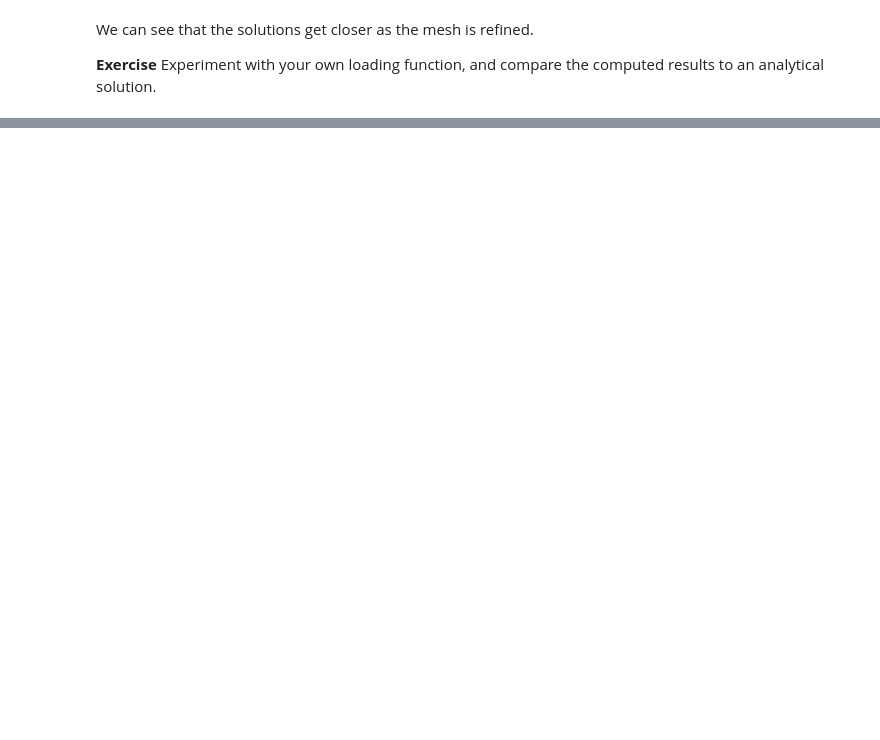
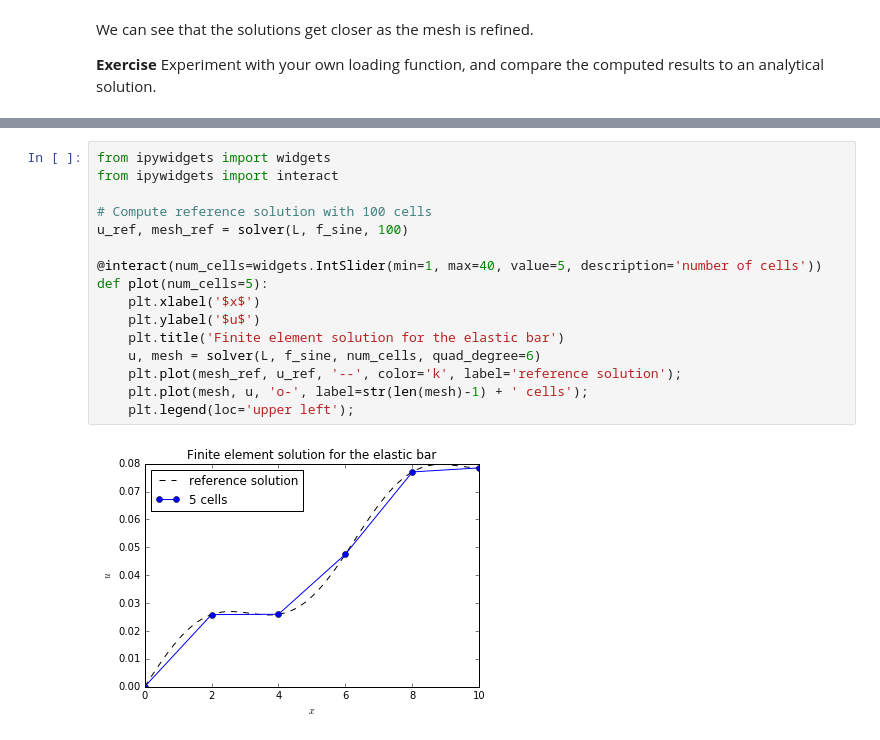
Before and after one commit to garth-wells/notebooks-3D7, a Jupyter notebook: ElasticBarLinearFEM.ipynb, the cells around one changed output, grey strips where cells are left out. Cells and saved outputs as stored; diff of their text form; blank space fills up the shorter version.

Commit message:
Add interactive FEM problem.

```diff
--- a/ElasticBarLinearFEM.ipynb
+++ b/ElasticBarLinearFEM.ipynb
@@ -218,0 +225,18 @@ We can see that the solutions get closer as the mesh is refined.
+# %%
+from ipywidgets import widgets
+from ipywidgets import interact
+
+# Compute reference solution with 100 cells
+u_ref, mesh_ref = solver(L, f_sine, 100)
+
+@interact(num_cells=widgets.IntSlider(min=1, max=40, value=5, description='number of cells'))
+def plot(num_cells=5):
+    plt.xlabel('$x$')
+    plt.ylabel('$u$')
+    plt.title('Finite element solution for the elastic bar')
+    u, mesh = solver(L, f_sine, num_cells, quad_degree=6)
+    plt.plot(mesh_ref, u_ref, '--', color='k', label='reference solution');
+    plt.plot(mesh, u, 'o-', label=str(len(mesh)-1) + ' cells');
+    plt.legend(loc='upper left');
+# %% [output]
+[figure, added]
```
Also changed, not shown: parts of 3 cells of this notebook.
